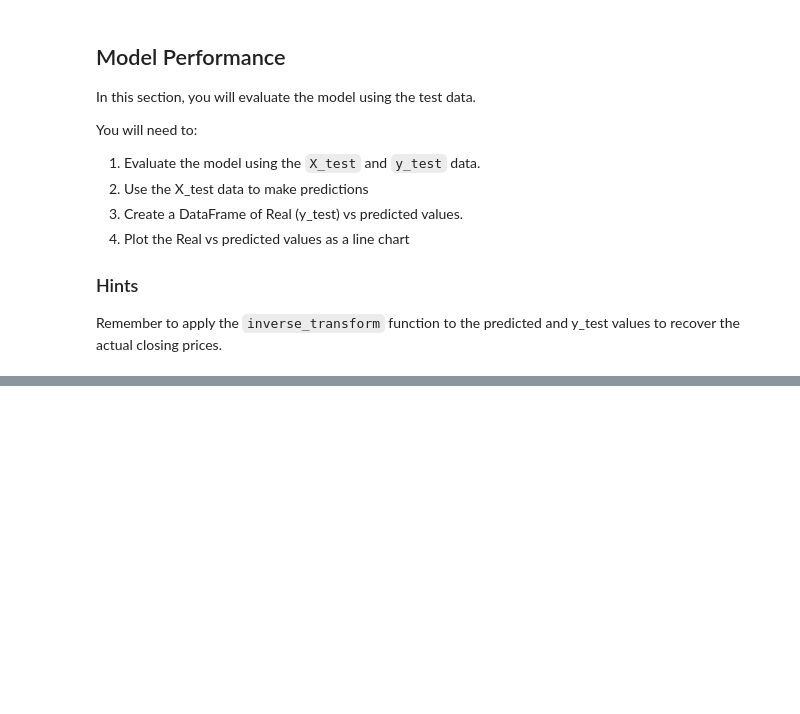
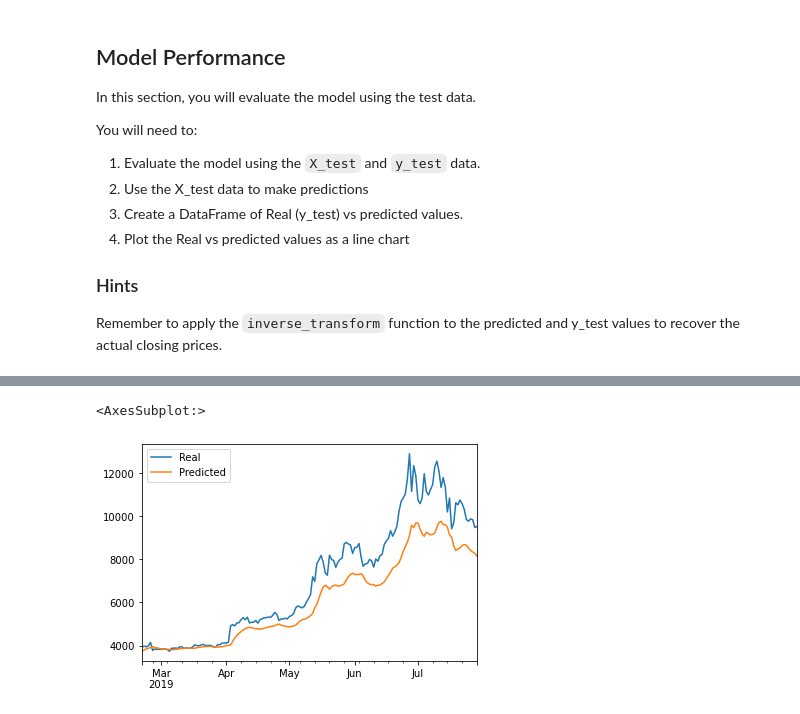
Before and after one commit to PanicAtTheDisco88/DeepLearning_homework, a Jupyter notebook: Starter_Code/lstm_stock_predictor_closing.ipynb, the cells around one changed output, grey strips where cells are left out. Drawn from its saved outputs; the diff is of its cells as text; code cells hidden in the pictures; blank space fills up the shorter version.

```diff
--- a/Starter_Code/lstm_stock_predictor_closing.ipynb
+++ b/Starter_Code/lstm_stock_predictor_closing.ipynb
@@ -282,4 +302,4 @@ stocks.head()
 # %%
 # Plot the real vs predicted values as a line chart
-# YOUR CODE HERE!
+stocks.plot()
 # %% [output]
@@ -286,0 +306,2 @@ stocks.head()
+<AxesSubplot:>
+[figure, added]
```
Also changed, not shown: parts of 9 cells of this notebook.
